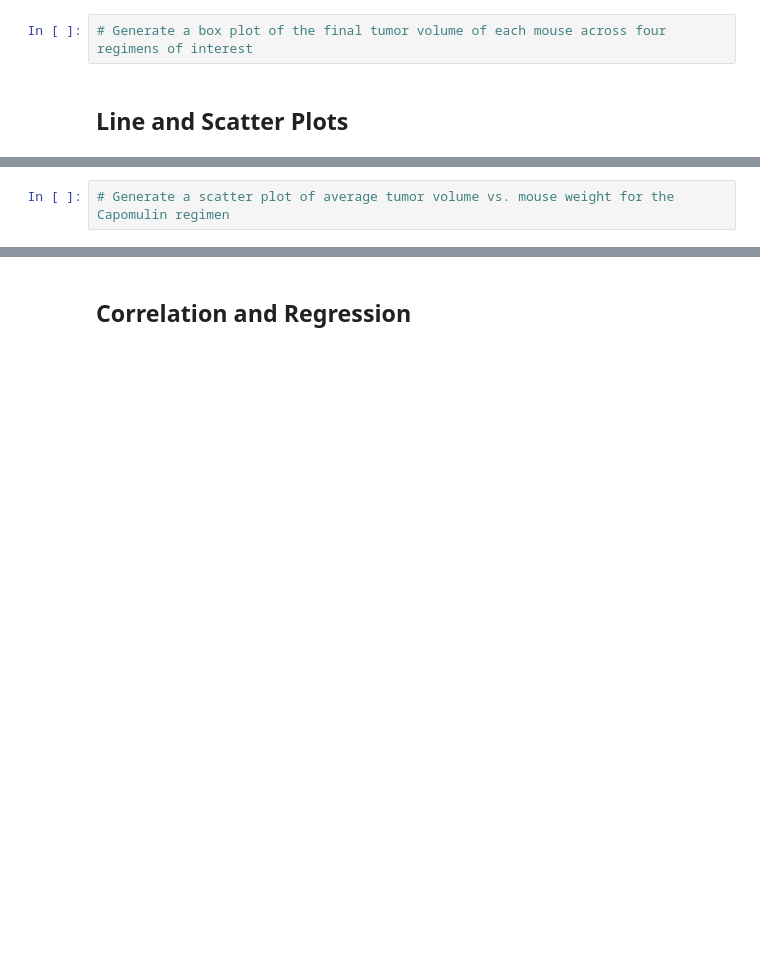
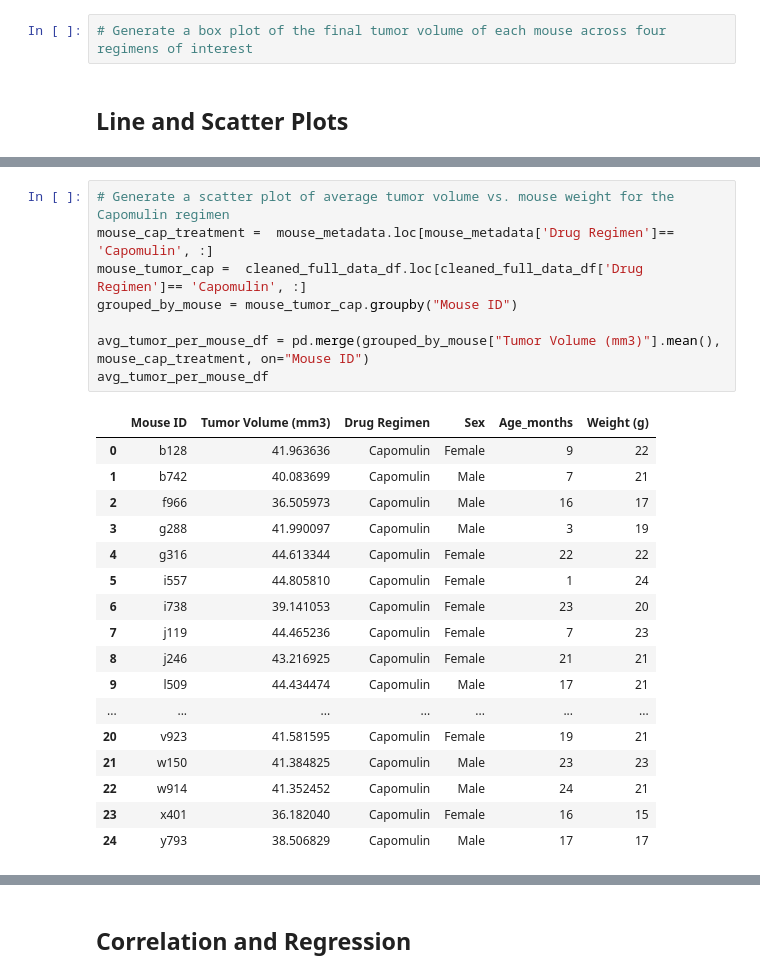
Before and after one commit to Corters22/Pymaceuticals_Review, a Jupyter notebook: pymaceuticals_starter.ipynb, the cells around one changed output, grey strips where cells are left out. Saved outputs shown, nothing was run; the diff lists cells and outputs as text; blank space fills up the shorter version.

```diff
--- a/pymaceuticals_starter.ipynb
+++ b/pymaceuticals_starter.ipynb
@@ -353,2 +352,26 @@ AttributeError: 'Line2D' object has no property 'markers'
 # %%
 # Generate a scatter plot of average tumor volume vs. mouse weight for the Capomulin regimen
+mouse_cap_treatment =  mouse_metadata.loc[mouse_metadata['Drug Regimen']== 'Capomulin', :]
+mouse_tumor_cap =  cleaned_full_data_df.loc[cleaned_full_data_df['Drug Regimen']== 'Capomulin', :]
+grouped_by_mouse = mouse_tumor_cap.groupby("Mouse ID")
+
+avg_tumor_per_mouse_df = pd.merge(grouped_by_mouse["Tumor Volume (mm3)"].mean(), mouse_cap_treatment, on="Mouse ID")
+avg_tumor_per_mouse_df
+# %% [output]
+|  | Mouse ID | Tumor Volume (mm3) | Drug Regimen | Sex | Age_months | Weight (g) |
+| 0 | b128 | 41.963636 | Capomulin | Female | 9 | 22 |
+| 1 | b742 | 40.083699 | Capomulin | Male | 7 | 21 |
+| 2 | f966 | 36.505973 | Capomulin | Male | 16 | 17 |
+| 3 | g288 | 41.990097 | Capomulin | Male | 3 | 19 |
+| 4 | g316 | 44.613344 | Capomulin | Female | 22 | 22 |
+| 5 | i557 | 44.805810 | Capomulin | Female | 1 | 24 |
+| 6 | i738 | 39.141053 | Capomulin | Female | 23 | 20 |
+| 7 | j119 | 44.465236 | Capomulin | Female | 7 | 23 |
+| 8 | j246 | 43.216925 | Capomulin | Female | 21 | 21 |
+| 9 | l509 | 44.434474 | Capomulin | Male | 17 | 21 |
+| ... | ... | ... | ... | ... | ... | ... |
+| 20 | v923 | 41.581595 | Capomulin | Female | 19 | 21 |
+| 21 | w150 | 41.384825 | Capomulin | Male | 23 | 23 |
+| 22 | w914 | 41.352452 | Capomulin | Male | 24 | 21 |
+| 23 | x401 | 36.182040 | Capomulin | Female | 16 | 15 |
+| 24 | y793 | 38.506829 | Capomulin | Male | 17 | 17 |
```
Also changed, not shown: parts of 3 cells of this notebook.
